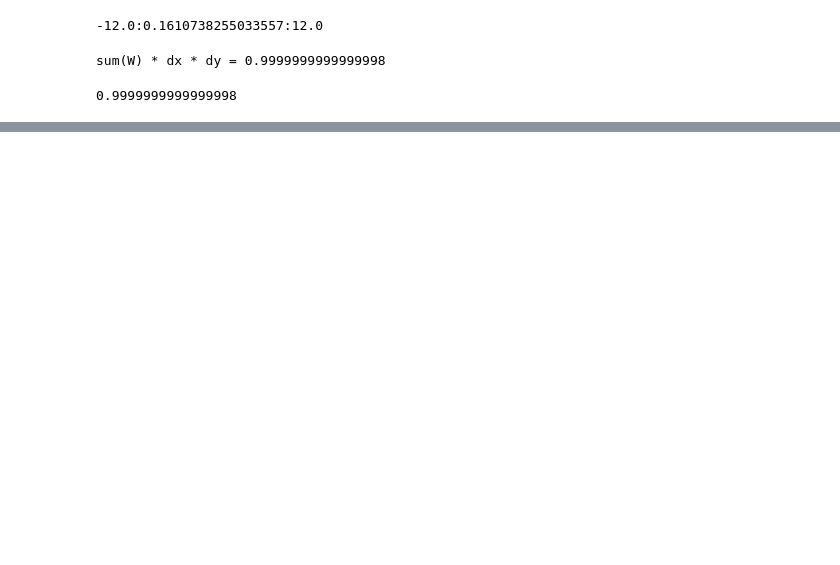
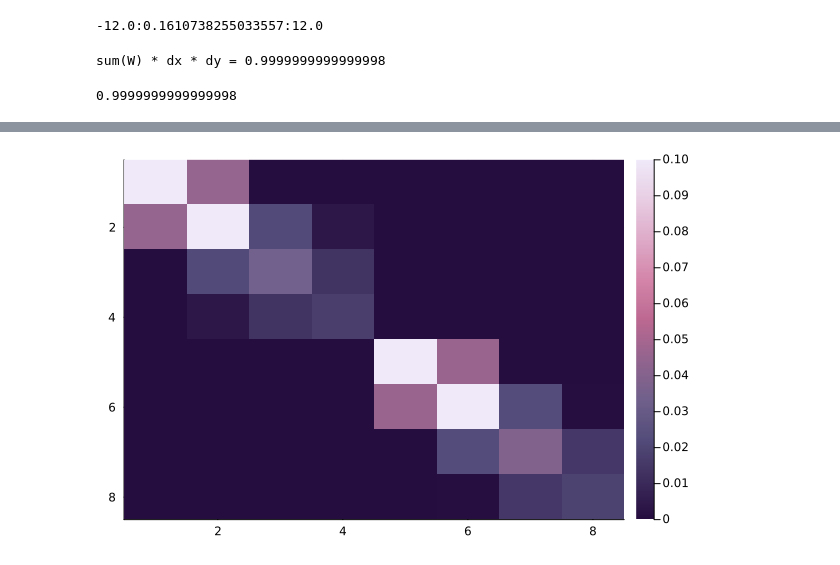
Before and after one commit to Qtech-Murcia/interleaved, a Jupyter notebook: markovian_wigner.ipynb, the cells around one changed output, grey strips where cells are left out. Cells and saved outputs as stored; diff of their text form; code cells hidden in the pictures; blank space fills up the shorter version.

```diff
--- a/markovian_wigner.ipynb
+++ b/markovian_wigner.ipynb
@@ -185,0 +204,5 @@ p = heatmap(
+# %%
+# β = 0.5, μ = 0.5, Γ = 5.0
+heatmap(real(rho1/tr(rho1)), yflip = true, c =:acton10, clims = (0, 0.1))
+# %% [output]
+[figure, added]
```
Also changed, not shown: parts of 7 cells of this notebook, 37 other files.
